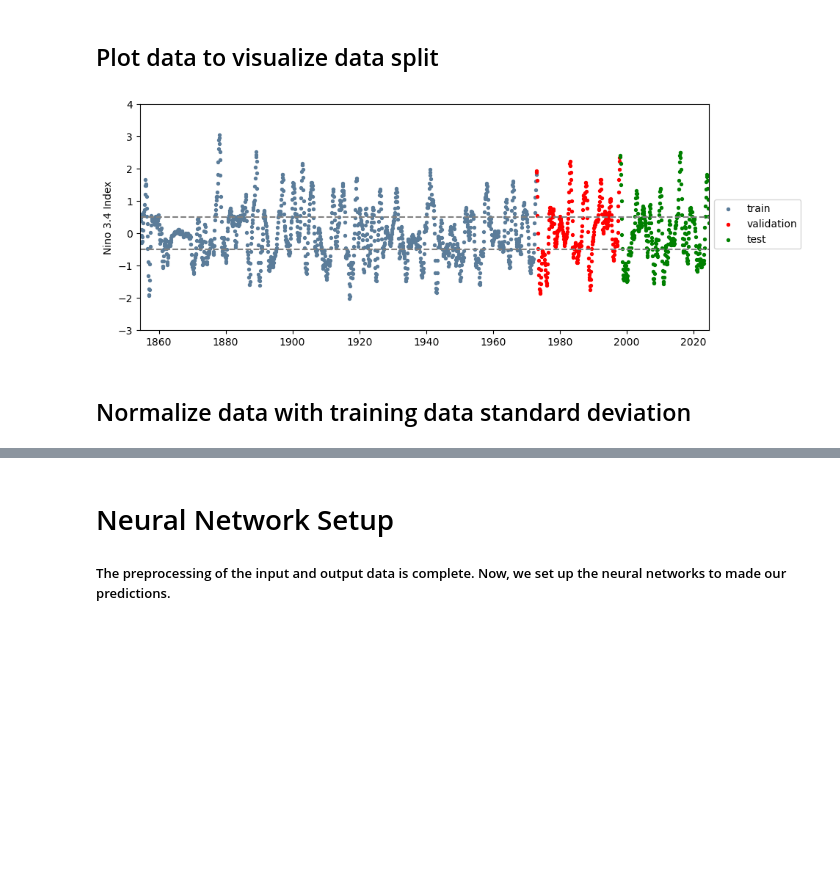
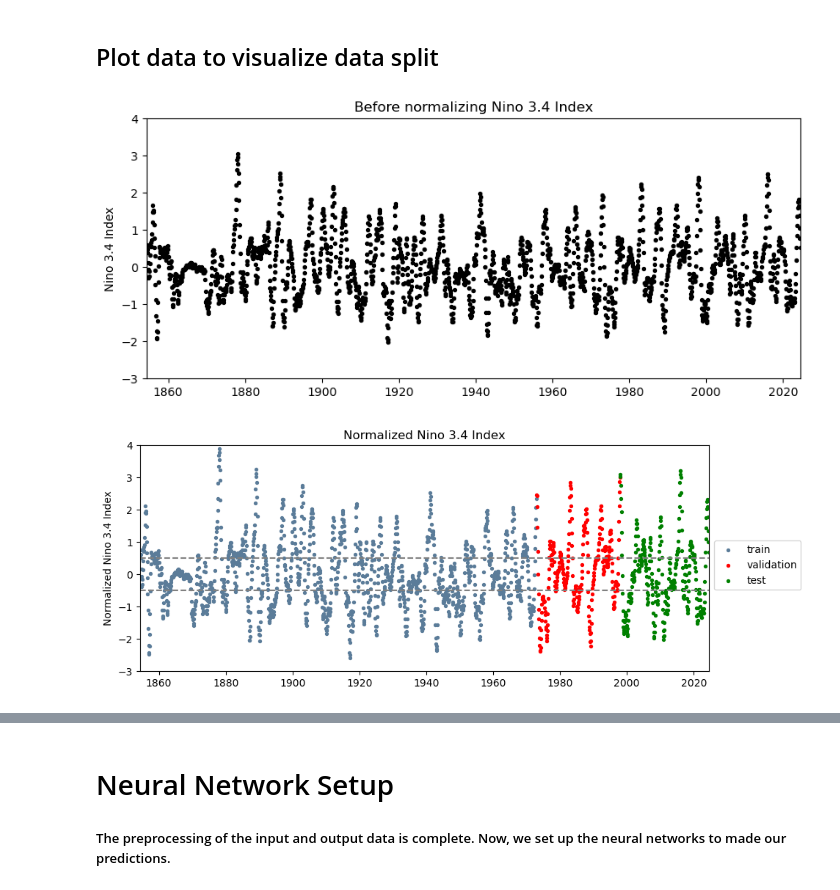
Before and after one commit to eabarnes1010/ml_tutorial_ncat, a Jupyter notebook: code/Predict_ENSO_classification.ipynb, the cells around one changed output, grey strips where cells are left out. Drawn from its saved outputs; the diff is of its cells as text; code cells hidden in the pictures; blank space fills up the shorter version.

Commit message:
lead time for predictions

```diff
--- a/code/Predict_ENSO_classification.ipynb
+++ b/code/Predict_ENSO_classification.ipynb
@@ -234,60 +302,83 @@ nino_test = nino34_class.where(test_mask, drop=True)
 ## Plot data to visualize data split
 # %%
 # Ensure that the time coordinate is properly accessed and handled
-time_data = nino34.time.values
+time_data = nino34.time.values[:-1]
+nino34_plot = nino34.values[:-1]
 
-# Create masks for each condition
-el_nino_mask = nino34 >= 0.5
-la_nina_mask = nino34 <= -0.5
-neutral_mask = (nino34 > -0.5) & (nino34 < 0.5)
-
-# Plot scatter plot for training data (El Niño, La Niña, and Neutral combined)
+# Plot scatter plot for training data
 plt.figure(figsize=(10, 4))
 plt.scatter(
-    time_data[train_mask.values & (el_nino_mask | la_nina_mask | neutral_mask).values],
-    nino34[train_mask & (el_nino_mask | la_nina_mask | neutral_mask)],
+    time_data[train_mask_X.values],
+    nino34_plot[train_mask_X.values],
+    color="black",
+    s=8,
+)
+
+# Plot scatter plot for validation data
+plt.scatter(
+    time_data[val_mask_X.values],
+    nino34_plot[val_mask_X.values],
+    color="black",
+    s=8,
+)
+
+# Plot scatter plot for test data
+plt.scatter(
+    time_data[test_mask_X.values],
+    nino34_plot[test_mask_X.values],
+    color="black",
+    s=8,
+)
+
+plt.title("Before normalizing Nino 3.4 Index")
+plt.xlim(time_data[0], time_data[-1])
+plt.ylim(-3, 4)
+plt.ylabel("Nino 3.4 Index")
+
+
+# Plot scatter plot for training data
+plt.figure(figsize=(10, 4))
+plt.scatter(
+    time_data[train_mask_X.values],
+    X_train,
     color="xkcd:slate blue",
     s=8,
     label="train",
 )
 
 # Plot scatter plot for validation data
 plt.scatter(
-    time_data[val_mask.values & (el_nino_mask | la_nina_mask | neutral_mask).values],
-    nino34[val_mask & (el_nino_mask | la_nina_mask | neutral_mask)],
+    time_data[val_mask_X.values],
+    X_val,
     color="red",
     s=8,
     label="validation",
 )
 
 # Plot scatter plot for test data
 plt.scatter(
-    time_data[test_mask.values & (el_nino_mask | la_nina_mask | neutral_mask).values],
-    nino34[test_mask & (el_nino_mask | la_nina_mask | neutral_mask)],
+    time_data[test_mask_X.values],
+    X_test,
     color="green",
     s=8,
     label="test",
 )
+plt.title("Normalized Nino 3.4 Index")
+# Set plot limits and labels
+plt.xlim(time_data[0], time_data[-1])
+plt.ylim(-3, 4)
+plt.ylabel("Normalized Nino 3.4 Index")
 
-# Add horizontal lines for El Niño and La Niña thresholds
-plt.hlines(
-    0.5, nino_train.time[0], nino_test.time[-1], linestyle="dashed", color="grey"
-)
-plt.hlines(
-    -0.5, nino_train.time[0], nino_test.time[-1], linestyle="dashed", color="grey"
-)
-
-# Set plot limits and labels
-plt.xlim(nino_train.time[0], nino_test.time[-1])
-plt.ylim(-3, 4)
-plt.ylabel("Nino 3.4 Index")
+# Add horizontal lines for El Niño and La Niña thresholds for visualization
+plt.hlines(0.5, X_train.time[0], X_test.time[-1], linestyle="dashed", color="grey")
+plt.hlines(-0.5, X_train.time[0], X_test.time[-1], linestyle="dashed", color="grey")
 
 # Add legend
 plt.legend(bbox_to_anchor=(1, 0.4, 0.1, 0.2))
 
 # Show the plot
 plt.show()
+plt.show()
 # %% [output]
-[figure, old version]
+[figure, new version]
+[figure, added]
-# %% [markdown]
-## Normalize data with training data standard deviation
```
Also changed, not shown: parts of 12 cells of this notebook, 1 other file.
